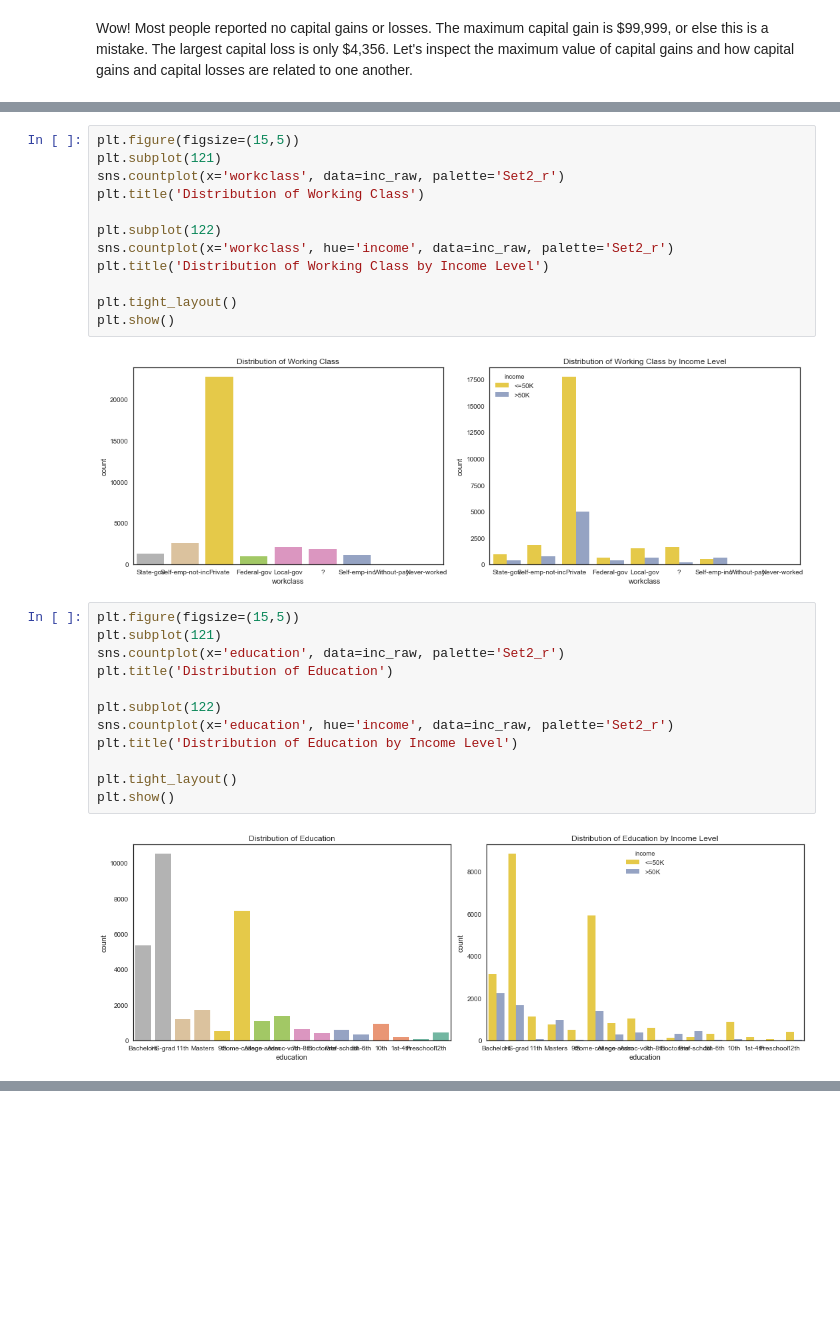
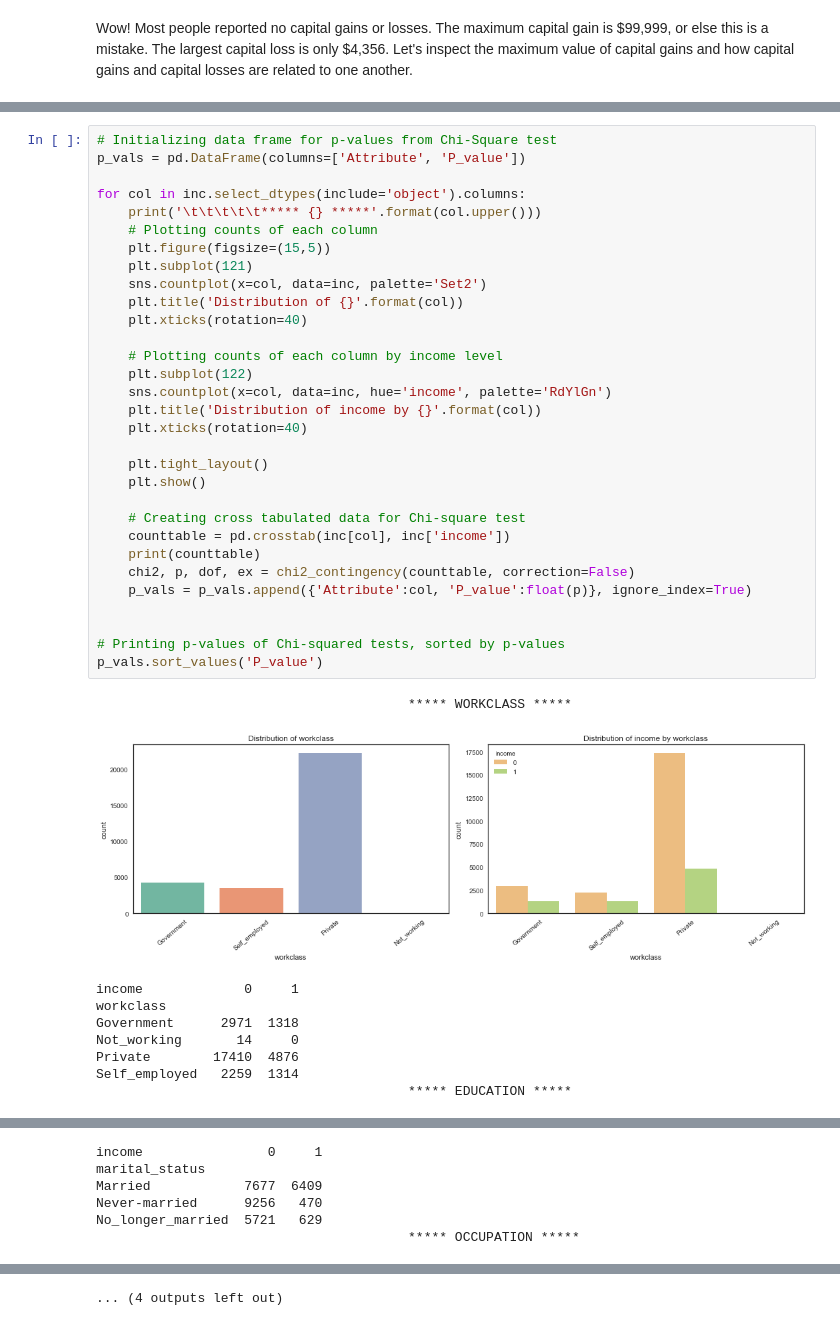
Before and after one commit to ephs08kmp/capstone_projects, a Jupyter notebook: Capstone 3 Income Data.ipynb, the cells around one changed output, grey strips where cells are left out. Drawn from its saved outputs; the diff is of its cells as text; blank space fills up the shorter version.

```diff
--- a/Capstone 3 Income Data.ipynb
+++ b/Capstone 3 Income Data.ipynb
@@ -356,28 +471,41 @@ plt.show()
-# %%
-plt.figure(figsize=(15,5))
-plt.subplot(121)
-sns.countplot(x='workclass', data=inc_raw, palette='Set2_r')
-plt.title('Distribution of Working Class')
-
-plt.subplot(122)
-sns.countplot(x='workclass', hue='income', data=inc_raw, palette='Set2_r')
-plt.title('Distribution of Working Class by Income Level')
-
-plt.tight_layout()
-plt.show()
-# %% [output]
-[figure, removed]
-# %%
-plt.figure(figsize=(15,5))
-plt.subplot(121)
-sns.countplot(x='education', data=inc_raw, palette='Set2_r')
-plt.title('Distribution of Education')
-
-plt.subplot(122)
-sns.countplot(x='education', hue='income', data=inc_raw, palette='Set2_r')
-plt.title('Distribution of Education by Income Level')
-
-plt.tight_layout()
-plt.show()
-# %% [output]
-[figure, removed]
+# %%
+# Initializing data frame for p-values from Chi-Square test
+p_vals = pd.DataFrame(columns=['Attribute', 'P_value'])
+
+for col in inc.select_dtypes(include='object').columns:
+    print('\t\t\t\t\t***** {} *****'.format(col.upper()))
+    # Plotting counts of each column
+    plt.figure(figsize=(15,5))
+    plt.subplot(121)
+    sns.countplot(x=col, data=inc, palette='Set2')
+    plt.title('Distribution of {}'.format(col))
+    plt.xticks(rotation=40)
+
+    # Plotting counts of each column by income level
+    plt.subplot(122)
+    sns.countplot(x=col, data=inc, hue='income', palette='RdYlGn')
+    plt.title('Distribution of income by {}'.format(col))
+    plt.xticks(rotation=40)
+
+    plt.tight_layout()
+    plt.show()
+
+    # Creating cross tabulated data for Chi-square test
+    counttable = pd.crosstab(inc[col], inc['income'])
+    print(counttable)
+    chi2, p, dof, ex = chi2_contingency(counttable, correction=False)
+    p_vals = p_vals.append({'Attribute':col, 'P_value':float(p)}, ignore_index=True)
+
+
+# Printing p-values of Chi-squared tests, sorted by p-values
+p_vals.sort_values('P_value')
+# %% [output]
+                                        ***** WORKCLASS *****
+[figure, added]
+income             0     1
+workclass
+Government      2971  1318
+Not_working       14     0
+Private        17410  4876
+Self_employed   2259  1314
+                                        ***** EDUCATION *****
@@ -383,0 +533,6 @@ plt.show()
+income                0     1
+marital_status
+Married            7677  6409
+Never-married      9256   470
+No_longer_married  5721   629
+                                        ***** OCCUPATION *****
@@ -383,0 +564 @@ plt.show()
+... (4 outputs left out)
```
Also changed, not shown: parts of 38 cells of this notebook.
